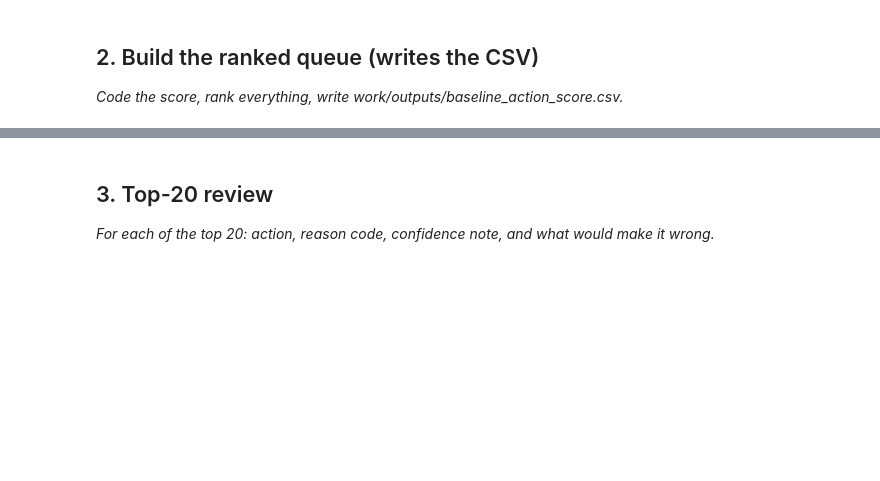
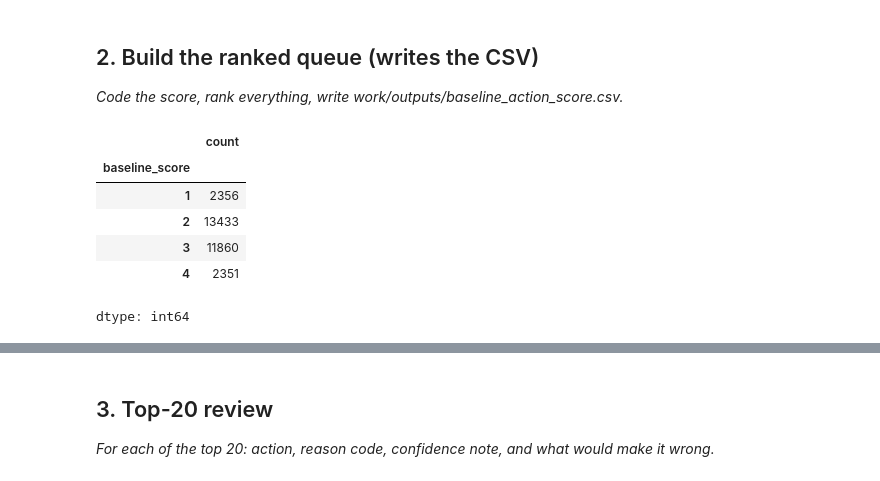
Before and after one commit to talhahmad-webdev/Machine-Learning-Engineering-internship--FlyrankAI, a Jupyter notebook: work/notebooks/w04_baseline_score.ipynb, the cells around one changed output, grey strips where cells are left out. Drawn from its saved outputs; the diff is of its cells as text; code cells hidden in the pictures; blank space fills up the shorter version.

```diff
--- a/work/notebooks/w04_baseline_score.ipynb
+++ b/work/notebooks/w04_baseline_score.ipynb
@@ -22,0 +140,35 @@ This skeleton is yours to fill. Work the sections **in order** — each one has
+# %%
+# -----------------------------
+# Baseline Score
+# -----------------------------
+
+df["baseline_score"] = 0
+
+# Search demand
+df["baseline_score"] += (df["search_volume"] > 10).astype(int)
+
+# Page receives visibility
+df["baseline_score"] += (df["impressions_90d"] > 0).astype(int)
+
+# Already ranking
+df["baseline_score"] += (
+    (df["avg_position"] > 0) &
+    (df["avg_position"] <= 20)
+).astype(int)
+
+# CTR below median = improvement opportunity
+ctr_threshold = df["ctr"].median()
+
+df["baseline_score"] += (
+    df["ctr"] < ctr_threshold
+).astype(int)
+
+df["baseline_score"].value_counts().sort_index()
+# %% [output]
+|  | count |
+| baseline_score |  |
+| 1 | 2356 |
+| 2 | 13433 |
+| 3 | 11860 |
+| 4 | 2351 |
+dtype: int64
```
Also changed, not shown: parts of 21 cells of this notebook.
